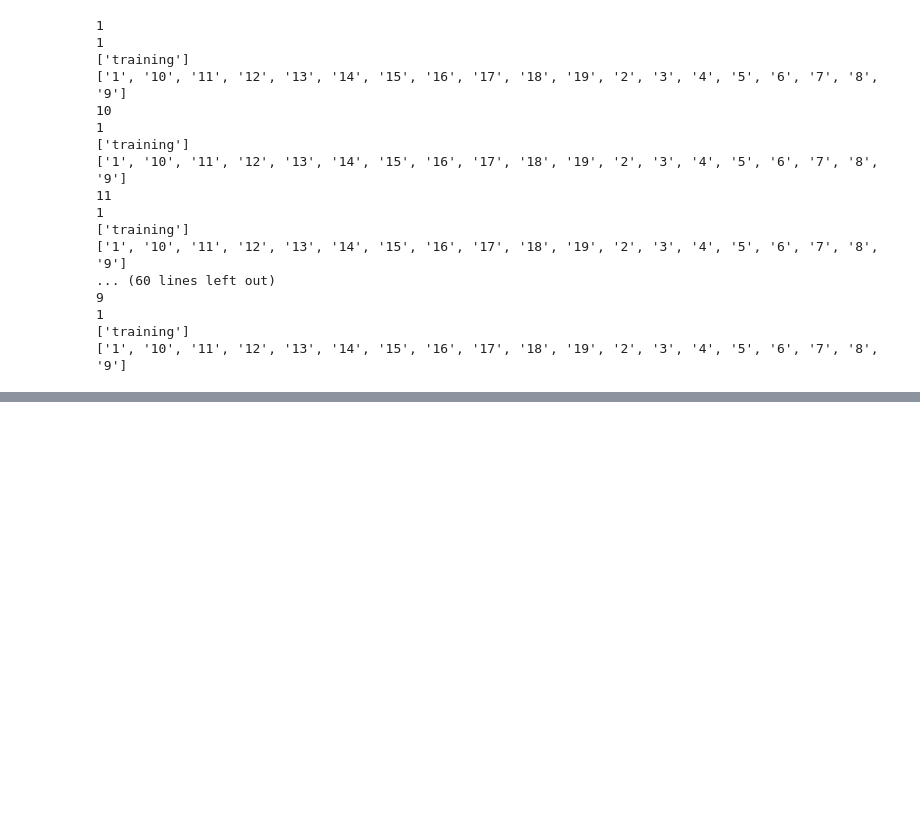
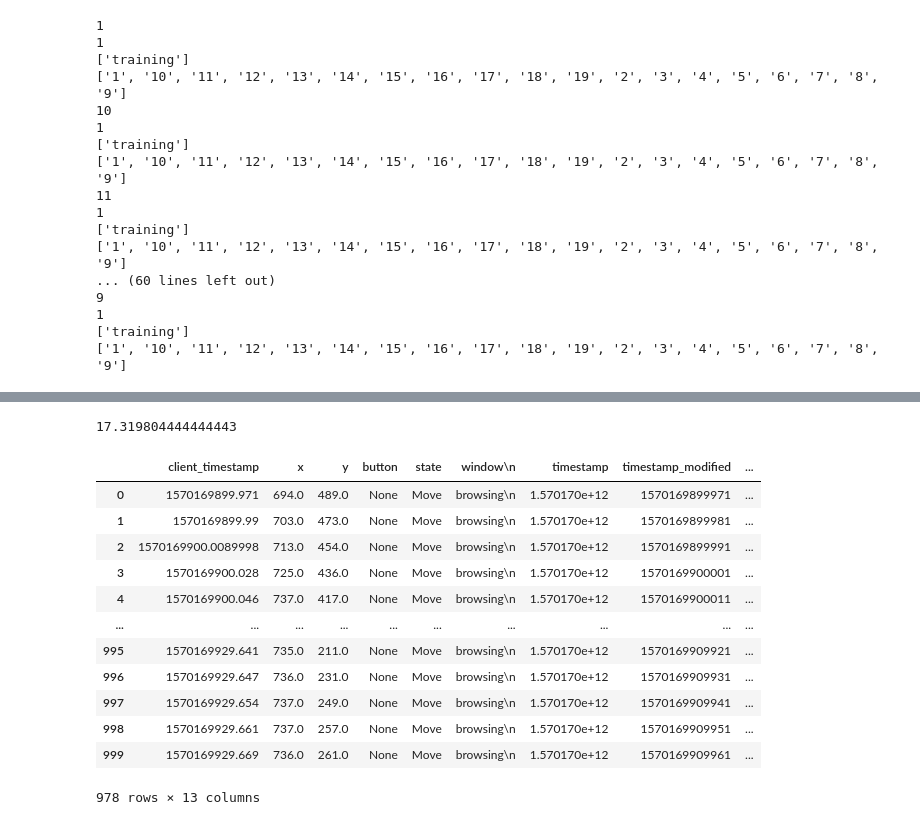
Before and after one commit to oscilloscope/mouse_boun, a Jupyter notebook: Extract_all_move_mouse_not_only_browsing.ipynb, the cells around one changed output, grey strips where cells are left out. Drawn from its saved outputs; the diff is of its cells as text; code cells hidden in the pictures; blank space fills up the shorter version.

```diff
--- a/Extract_all_move_mouse_not_only_browsing.ipynb
+++ b/Extract_all_move_mouse_not_only_browsing.ipynb
@@ -152,0 +147,14 @@ MemoryError:
+# %%
+# Extract maximum timestamp for user 1 for the first session
+maximum = user_dict['1'][0]['timestamp'].max()
+# Extract minimum timestamp for user 1 for the first session
+minimum = user_dict['1'][0]['timestamp'].min()
+# Calculate the difference between the maximum and minimum timestamp
+difference = maximum - minimum
+# Print the difference in hours
+print(difference / (1000 * 60 * 60))
+
+
+#user_dict['1'][0]['timestamp']
+# %% [output]
+17.319804444444443
@@ -152,0 +169,6 @@ MemoryError:
+# %%
+# Create temporary dictionary to store modified dataframes
+temp_dict = {}
+# For loop that calls mofify_timestamp function on each list of user's dataframe
+for user in user_dict:
+    temp_dict[user] = modify_timestamps(user_dict[user])
@@ -152,0 +180,47 @@ MemoryError:
+# %%
+result_dict = {}
+
+# Iterate through the dictionary
+for key, df_list in temp_dict.items():
+    divided_dfs_list = []
+
+    # Iterate through the list of dataframes
+    for df in df_list:
+        # Sort dataframe by 'timestamp_modified'
+        df = df.sort_values(by='timestamp_modified')
+
+        # Find the minimum and maximum timestamps
+        min_timestamp = df['timestamp_modified'].min()
+        max_timestamp = df['timestamp_modified'].max()
+
+        # Divide the dataframe into 5-minute intervals (300,000 ms)
+        interval_start = min_timestamp
+        while interval_start <= max_timestamp:
+            interval_end = interval_start + 10000
+
+            # Filter rows within the 5-minute interval
+            mask = (df['timestamp_modified'] >= interval_start) & (df['timestamp_modified'] < interval_end)
+            divided_df = df[mask]
+
+            if not divided_df.empty:
+                divided_dfs_list.append(divided_df)
+
+            interval_start = interval_end
+
+    result_dict[key] = divided_dfs_list
+# %%
+result_dict['1'][0]
+# %% [output]
+|  | client_timestamp | x | y | button | state | window\n | timestamp | timestamp_modified | ... |
+| 0 | 1570169899.971 | 694.0 | 489.0 | None | Move | browsing\n | 1.570170e+12 | 1570169899971 | ... |
+| 1 | 1570169899.99 | 703.0 | 473.0 | None | Move | browsing\n | 1.570170e+12 | 1570169899981 | ... |
+| 2 | 1570169900.0089998 | 713.0 | 454.0 | None | Move | browsing\n | 1.570170e+12 | 1570169899991 | ... |
+| 3 | 1570169900.028 | 725.0 | 436.0 | None | Move | browsing\n | 1.570170e+12 | 1570169900001 | ... |
+| 4 | 1570169900.046 | 737.0 | 417.0 | None | Move | browsing\n | 1.570170e+12 | 1570169900011 | ... |
+| ... | ... | ... | ... | ... | ... | ... | ... | ... | ... |
+| 995 | 1570169929.641 | 735.0 | 211.0 | None | Move | browsing\n | 1.570170e+12 | 1570169909921 | ... |
+| 996 | 1570169929.647 | 736.0 | 231.0 | None | Move | browsing\n | 1.570170e+12 | 1570169909931 | ... |
+| 997 | 1570169929.654 | 737.0 | 249.0 | None | Move | browsing\n | 1.570170e+12 | 1570169909941 | ... |
+| 998 | 1570169929.661 | 737.0 | 257.0 | None | Move | browsing\n | 1.570170e+12 | 1570169909951 | ... |
+| 999 | 1570169929.669 | 736.0 | 261.0 | None | Move | browsing\n | 1.570170e+12 | 1570169909961 | ... |
+978 rows × 13 columns
```
Also changed, not shown: parts of 12 cells of this notebook, 5 other files.
